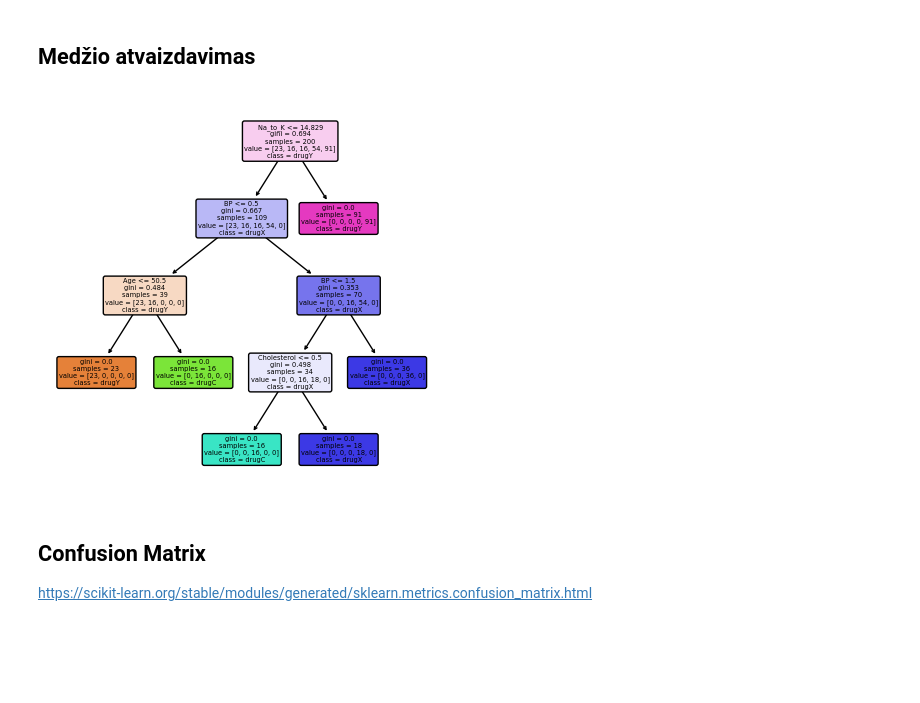
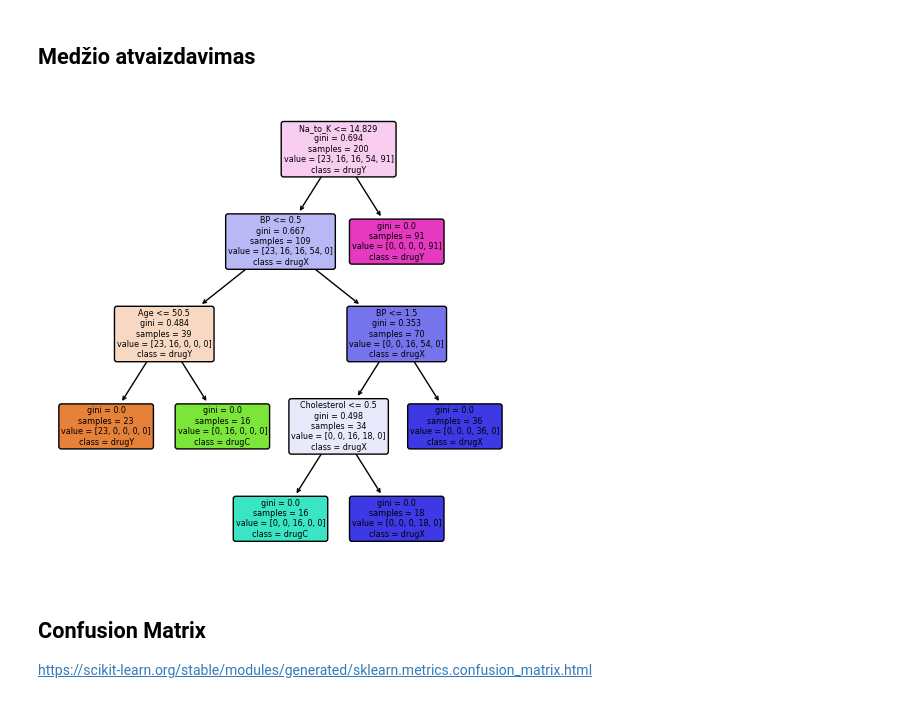
Before and after one commit to Marcynas/Decision-trees-and-random-forests, a Jupyter notebook: start.ipynb, the cells around one changed output. Drawn from its saved outputs; the diff is of its cells as text; code cells hidden in the pictures; blank space fills up the shorter version.

```diff
--- a/start.ipynb
+++ b/start.ipynb
@@ -93,11 +93,11 @@ score.head()
 # %% [markdown]
 ## Medžio atvaizdavimas
 # %%
-plt.figure(figsize = (5, 5))
+plt.figure(figsize = (6, 6))
 plt.title('Decision Tree Classification')
 plot_tree(model, max_depth = 5, feature_names = X_train.columns, class_names = y_train, filled = True, rounded = True);
 # %% [output]
-[figure, old version]
+[figure, new version]
 # %% [markdown]
 ## Confusion Matrix
 
```
Also changed, not shown: parts of 7 cells of this notebook, 4 other files.
